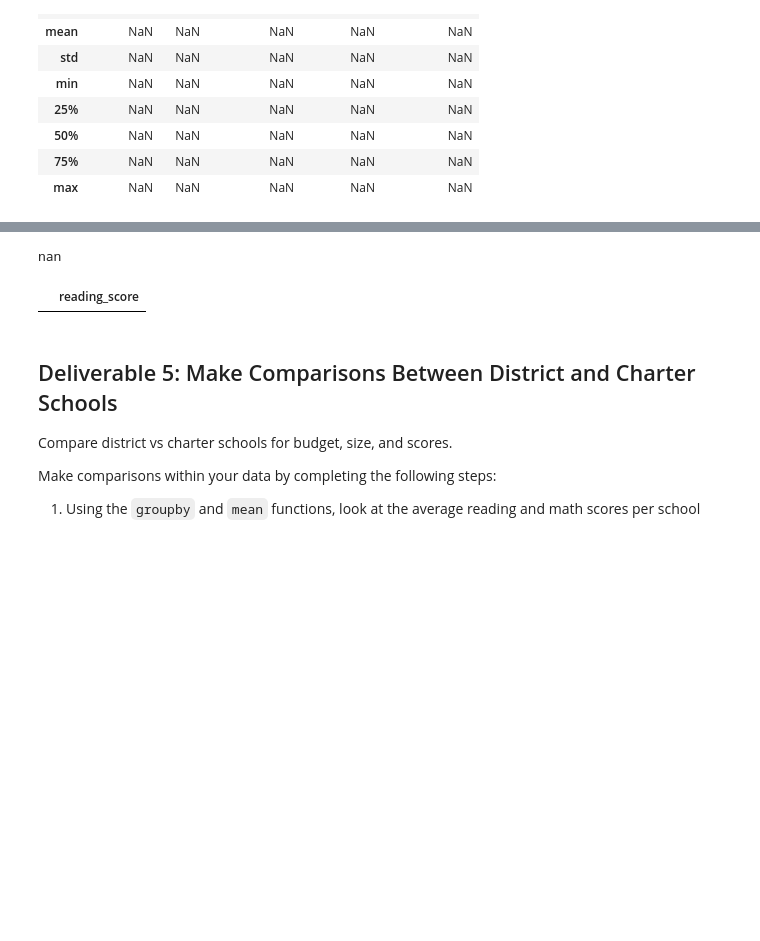
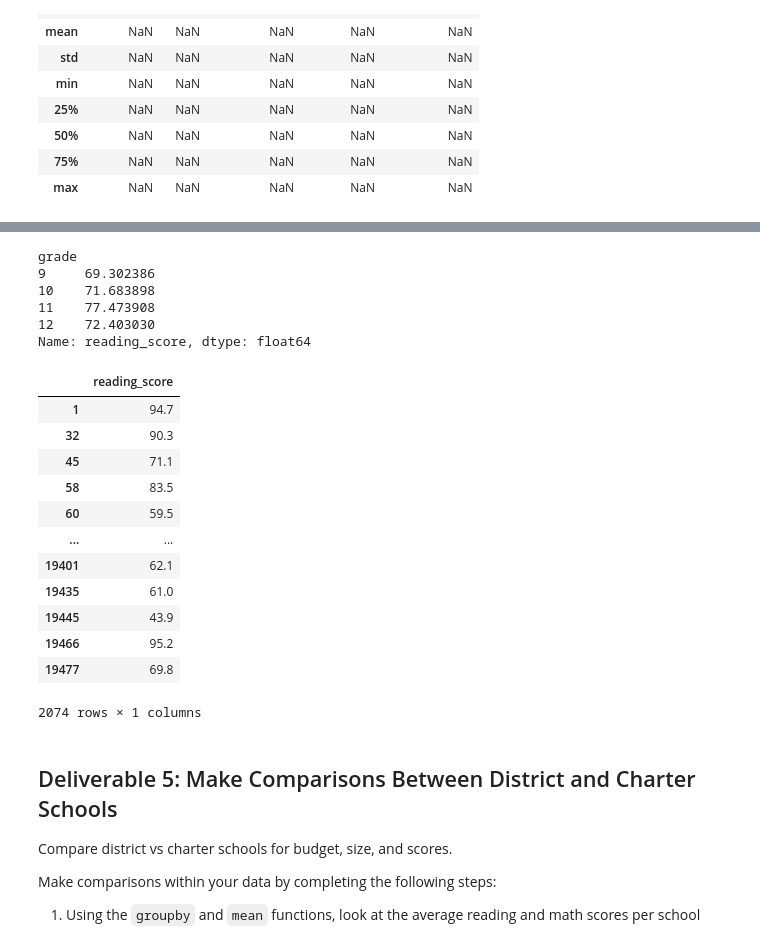
Before and after one commit to jhansolo33/School_District_Analysis, a Jupyter notebook: Student_Data_Challenge_Starter_Code.ipynb, the cells around one changed output, grey strips where cells are left out. Drawn from its saved outputs; the diff is of its cells as text; code cells hidden in the pictures; blank space fills up the shorter version.

```diff
--- a/Student_Data_Challenge_Starter_Code.ipynb
+++ b/Student_Data_Challenge_Starter_Code.ipynb
@@ -13,7 +13,7 @@ To collect the data that you’ll need, complete the following steps:
 2. Use the head function to confirm that Pandas properly imported the data.
 # %%
 # Create the path and import the data
-full_student_data = os.path.join("C:/Users/Taxman/Class/School_District_Analysis/Resources/new_full_student_data.csv")
+full_student_data = os.path.join("C:/Users/jacqu/Desktop/School_District_Analysis-main/Resources/new_full_student_data.csv")
 student_df = pd.read_csv(full_student_data)
 # %%
 # Verify that the data was properly imported
@@ -274,14 +274,32 @@ student_df.loc[student_df["reading_score"] == min_reading_score]
 #avg_student_scores_by_grade.loc["reading_score"]
 #student_data_df.loc[(student_data_df["school_name"] == "Thomas High School") &
  #                   (student_data_df["grade"] =="9th") & (student_data_df["math_score"] > 0), ["math_score"]]=np.nan
-student_df.loc[(student_df["grade"] == "11th") | (student_df["grade"] == "12th")].mean()["reading_score"]
+student_df.groupby(student_df["grade"]).mean()["reading_score"]
 # %% [output]
-nan
+grade
+9     69.302386
+10    71.683898
+11    77.473908
+12    72.403030
+Name: reading_score, dtype: float64
 # %%
 # Use loc with conditionals to select all reading scores from 10th graders at Dixon High School
-student_df.loc[(student_df['school_name'] == "Dixon High School") & (student_df['grade'] == "10th"),['reading_score']]
+student_df.loc[(student_df['grade'] == "10th")|(student_df['school_name'] == 'Dixon High School'),['reading_score']]
+#student_df.loc[student_df['school_name'] == "Dixon High School" & student_df['grade'] == "10th",['reading_score']]
 # %% [output]
 |  | reading_score |
+| 1 | 94.7 |
+| 32 | 90.3 |
+| 45 | 71.1 |
+| 58 | 83.5 |
+| 60 | 59.5 |
+| ... | ... |
+| 19401 | 62.1 |
+| 19435 | 61.0 |
+| 19445 | 43.9 |
+| 19466 | 95.2 |
+| 19477 | 69.8 |
+2074 rows × 1 columns
 # %% [markdown]
 ## Deliverable 5: Make Comparisons Between District and Charter Schools
 
```
Also changed, not shown: parts of 5 cells of this notebook.
